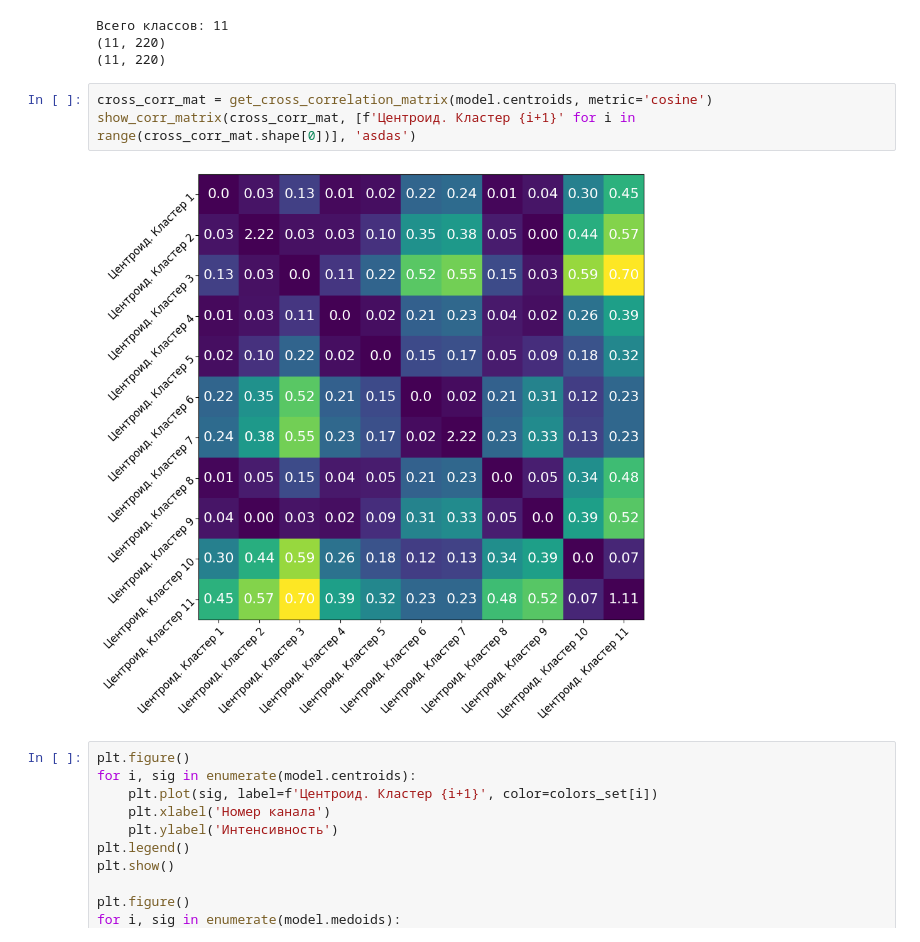
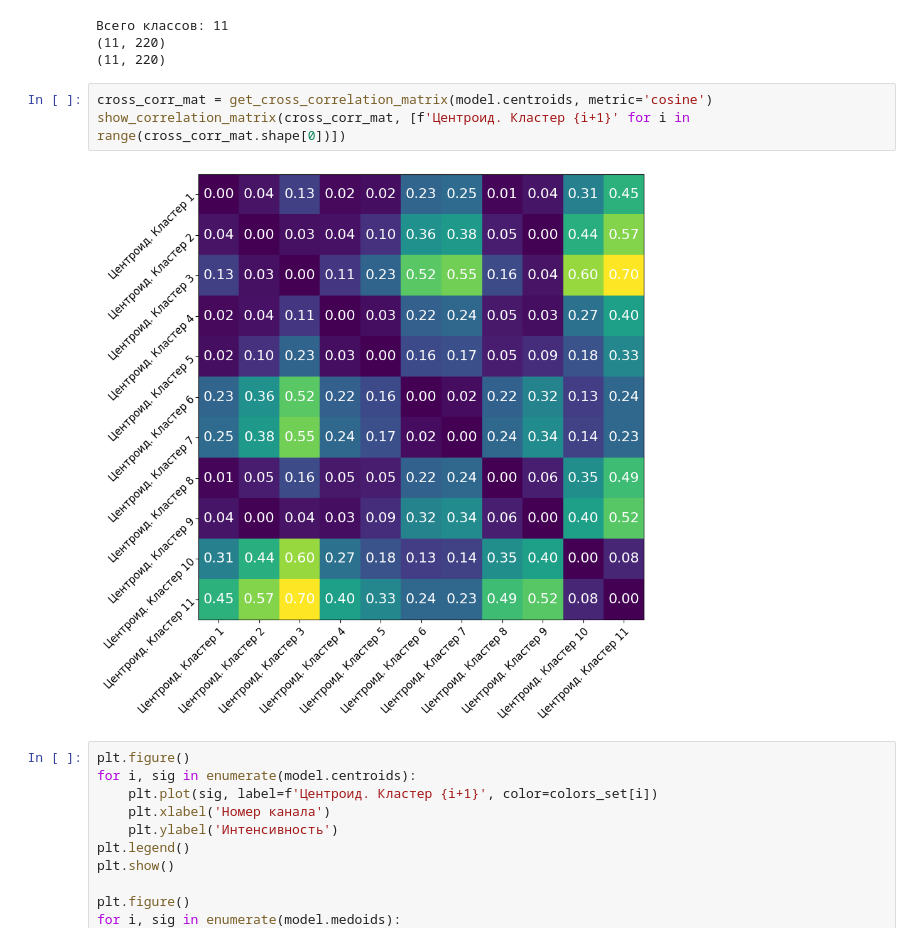
Before and after one commit to Kosty1024Bit/HSI-Processing, a Jupyter notebook: hsip test.ipynb, the cells around one changed output. Cells and saved outputs as stored; diff of their text form.

Commit message:
add graphics

```diff
--- a/hsip test.ipynb
+++ b/hsip test.ipynb
@@ -79,9 +82,9 @@ CosClust take a step 2/2
 (11, 220)
 # %%
 cross_corr_mat = get_cross_correlation_matrix(model.centroids, metric='cosine')
-show_corr_matrix(cross_corr_mat, [f'Центроид. Кластер {i+1}' for i in range(cross_corr_mat.shape[0])], 'asdas')
+show_correlation_matrix(cross_corr_mat, [f'Центроид. Кластер {i+1}' for i in range(cross_corr_mat.shape[0])])
 # %% [output]
-[figure, old version]
+[figure, new version]
 # %%
 plt.figure()
 for i, sig in enumerate(model.centroids):
```
Also changed, not shown: parts of 4 cells of this notebook, 5 other files.
